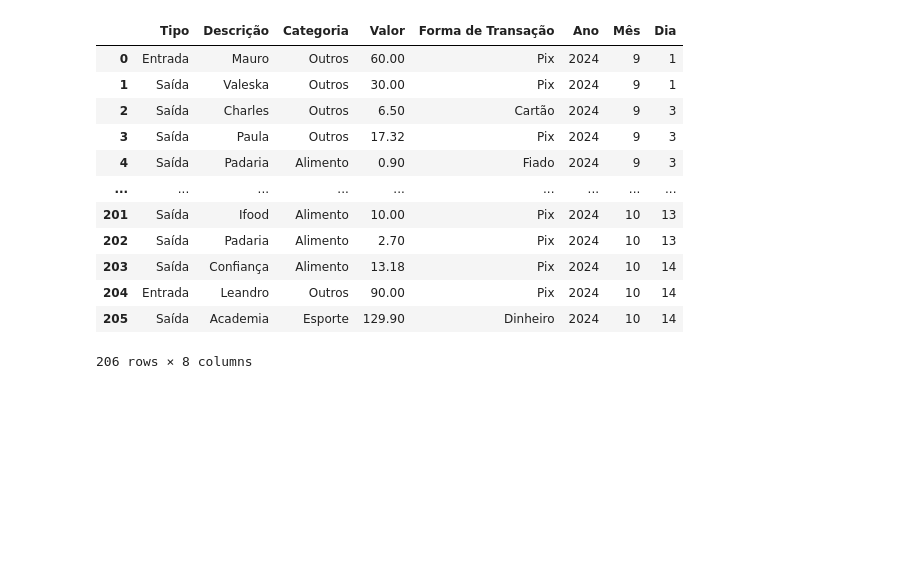
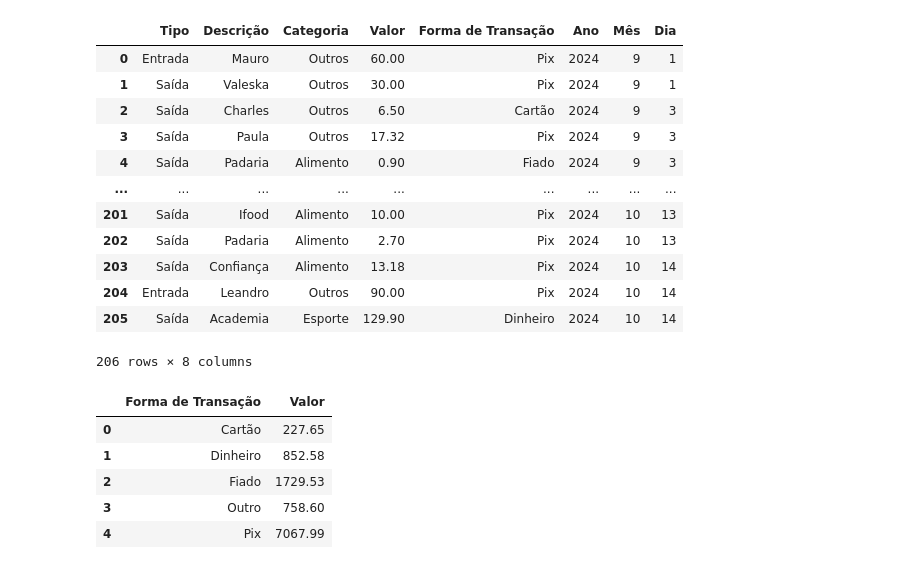
Before and after one commit to PauloQuirinoMN/ControleFinanceiro, a Jupyter notebook: analises.ipynb, the cells around one changed output. Drawn from its saved outputs; the diff is of its cells as text; code cells hidden in the pictures; blank space fills up the shorter version.

```diff
--- a/analises.ipynb
+++ b/analises.ipynb
@@ -34,3 +34,13 @@ df
 | 204 | Entrada | Leandro | Outros | 90.00 | Pix | 2024 | 10 | 14 |
 | 205 | Saída | Academia | Esporte | 129.90 | Dinheiro | 2024 | 10 | 14 |
 206 rows × 8 columns
+# %%
+df_forma = df.groupby('Forma de Transação', as_index=False)['Valor'].sum()
+df_forma
+# %% [output]
+|  | Forma de Transação | Valor |
+| 0 | Cartão | 227.65 |
+| 1 | Dinheiro | 852.58 |
+| 2 | Fiado | 1729.53 |
+| 3 | Outro | 758.60 |
+| 4 | Pix | 7067.99 |
```
Also changed, not shown: parts of 3 cells of this notebook, 1 other file.
